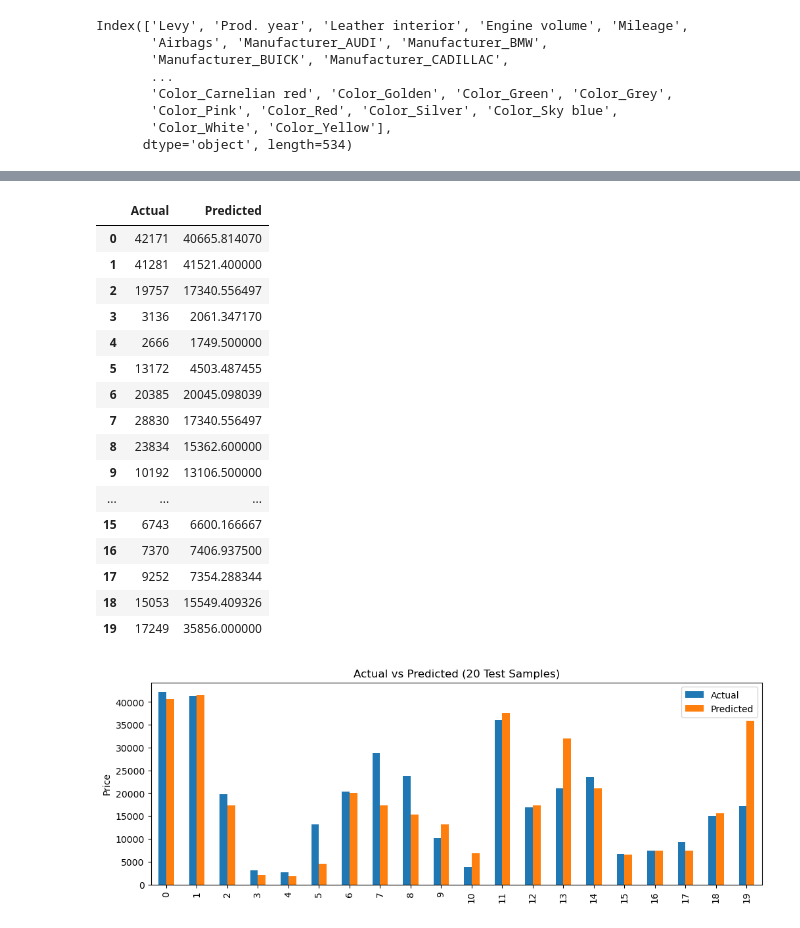
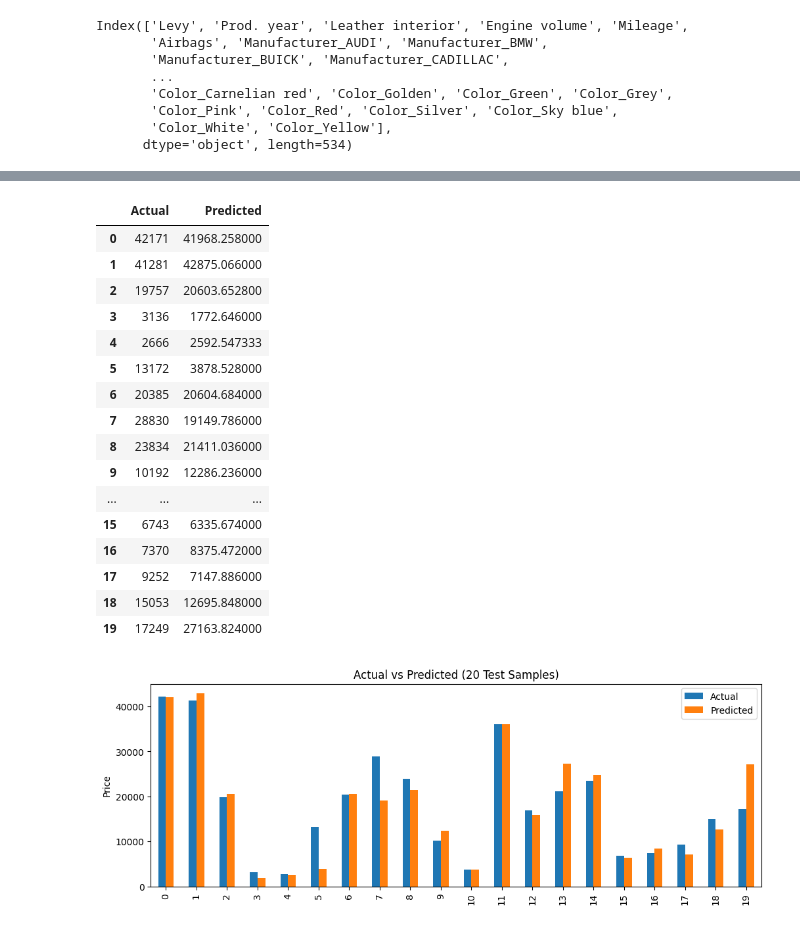
Before and after one commit to dionisioraditya/ProjekUASML_CatBoost, a Jupyter notebook: Notebook[2]_Regresi_CatBoost.ipynb, the cells around one changed output, grey strips where cells are left out. Cells and saved outputs as stored; diff of their text form; code cells hidden in the pictures.

```diff
--- a/Notebook[2]_Regresi_CatBoost.ipynb
+++ b/Notebook[2]_Regresi_CatBoost.ipynb
@@ -235,0 +235,37 @@ buat code dibawah ini
+# %%
+pipe_rf = Pipeline([
+    ("scaler", StandardScaler()),
+    ("selector", SelectKBest(score_func=f_regression)),
+    ("model", RandomForestRegressor(random_state=RANDOM_STATE, n_jobs=-1))
+])
+
+param_rf = [
+    # Untuk SelectKBest
+    {
+        "scaler": [StandardScaler(), MinMaxScaler()],
+        "selector": [SelectKBest(score_func=f_regression)],
+        "selector__k": [5, 8, 10],
+        "model__n_estimators": [100, 500],
+        "model__max_depth": [None, 10, 20]
+    },
+    # Untuk SelectPercentile
+    {
+        "scaler": [StandardScaler(), MinMaxScaler()],
+        "selector": [SelectPercentile(score_func=f_regression)],
+        "selector__percentile": [20, 40, 60],
+        "model__n_estimators": [100, 500],
+        "model__max_depth": [None, 10, 20]
+    }
+]
+# %%
+gs_rf = GridSearchCV(
+    pipe_rf,
+    param_rf,
+    cv=5,
+    scoring="r2",
+    n_jobs=-1
+)
+
+gs_rf.fit(X_train, y_train)
+print("Best parameters (Random Forest):", gs_rf.best_params_)
+print("Best CV score RF (R2):", gs_rf.best_score_)
@@ -255,3 +294,6 @@ metrics_dt
  'RMSE': np.float64(6351.538421656849)}
 # %%
-# evaluasi buat RF - isi code
+# RF
+y_pred_rf = gs_rf.predict(X_test)
+metrics_rf = regression_metrics(y_test, y_pred_rf)
+metrics_rf
@@ -299,33 +346,33 @@ for feature in selected_features[:3]:
 # %%
 # ini juga kalau R2 RF bagus ganti aja DT ke RF
 comparison = pd.DataFrame({
     "Actual": y_test.iloc[:20].values,
-    "Predicted": y_pred_dt[:20]
+    "Predicted": y_pred_rf[:20]
 })
 
 comparison
 # %% [output]
 |  | Actual | Predicted |
-| 0 | 42171 | 40665.814070 |
-| 1 | 41281 | 41521.400000 |
-| 2 | 19757 | 17340.556497 |
-| 3 | 3136 | 2061.347170 |
-| 4 | 2666 | 1749.500000 |
-| 5 | 13172 | 4503.487455 |
-| 6 | 20385 | 20045.098039 |
-| 7 | 28830 | 17340.556497 |
-| 8 | 23834 | 15362.600000 |
-| 9 | 10192 | 13106.500000 |
+| 0 | 42171 | 41968.258000 |
+| 1 | 41281 | 42875.066000 |
+| 2 | 19757 | 20603.652800 |
+| 3 | 3136 | 1772.646000 |
+| 4 | 2666 | 2592.547333 |
+| 5 | 13172 | 3878.528000 |
+| 6 | 20385 | 20604.684000 |
+| 7 | 28830 | 19149.786000 |
+| 8 | 23834 | 21411.036000 |
+| 9 | 10192 | 12286.236000 |
 | ... | ... | ... |
-| 15 | 6743 | 6600.166667 |
-| 16 | 7370 | 7406.937500 |
-| 17 | 9252 | 7354.288344 |
-| 18 | 15053 | 15549.409326 |
-| 19 | 17249 | 35856.000000 |
+| 15 | 6743 | 6335.674000 |
+| 16 | 7370 | 8375.472000 |
+| 17 | 9252 | 7147.886000 |
+| 18 | 15053 | 12695.848000 |
+| 19 | 17249 | 27163.824000 |
 # %%
 comparison.plot(kind="bar", figsize=(12,4))
 plt.title("Actual vs Predicted (20 Test Samples)")
 plt.ylabel("Price")
 plt.show()
 # %% [output]
-[figure, old version]
+[figure, new version]
```
Also changed, not shown: parts of 10 cells of this notebook.
